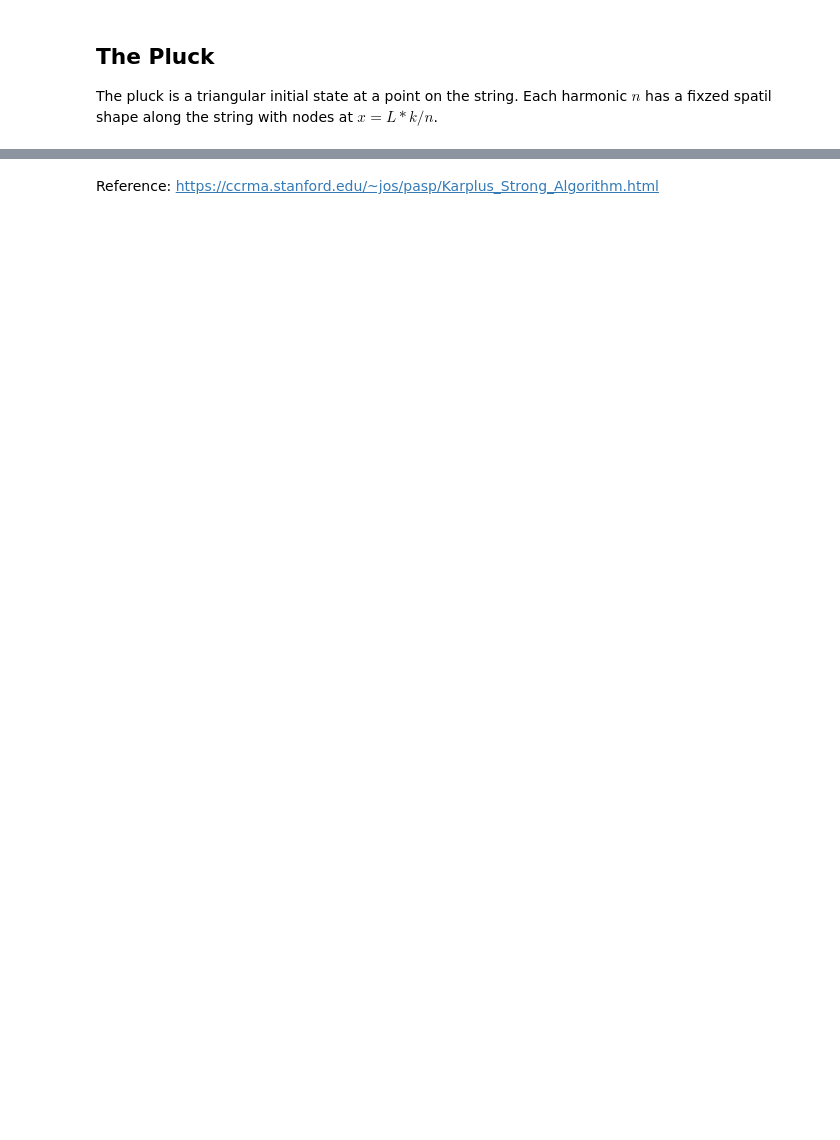
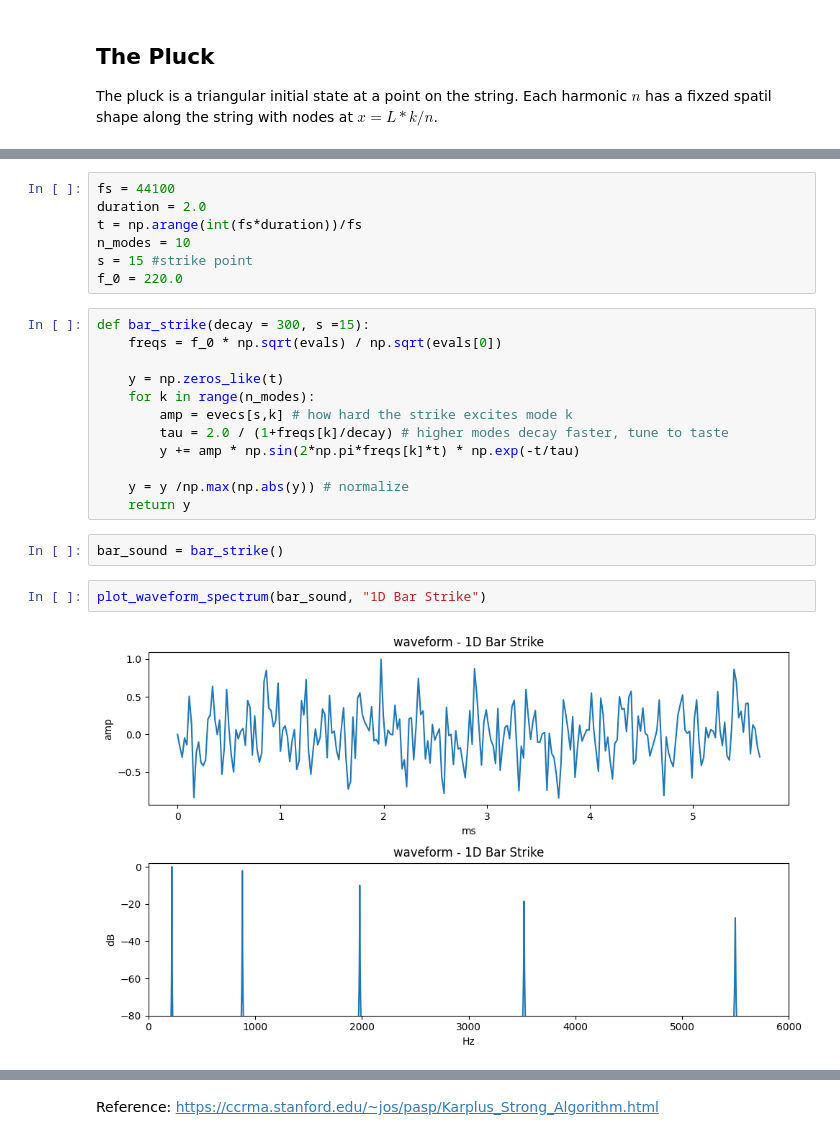
Before and after one commit to MementolanAngwitch/RealSound, a Jupyter notebook: guitar.ipynb, the cells around one changed output, grey strips where cells are left out. Cells and saved outputs as stored; diff of their text form; blank space fills up the shorter version.

```diff
--- a/guitar.ipynb
+++ b/guitar.ipynb
@@ -71,0 +152,25 @@ for i in range(int(fs * duration)):
+# %%
+fs = 44100
+duration = 2.0
+t = np.arange(int(fs*duration))/fs
+n_modes = 10
+s = 15 #strike point
+f_0 = 220.0
+# %%
+def bar_strike(decay = 300, s =15):
+    freqs = f_0 * np.sqrt(evals) / np.sqrt(evals[0])
+
+    y = np.zeros_like(t)
+    for k in range(n_modes):
+        amp = evecs[s,k] # how hard the strike excites mode k
+        tau = 2.0 / (1+freqs[k]/decay) # higher modes decay faster, tune to taste
+        y += amp * np.sin(2*np.pi*freqs[k]*t) * np.exp(-t/tau)
+
+    y = y /np.max(np.abs(y)) # normalize
+    return y
+# %%
+bar_sound = bar_strike()
+# %%
+plot_waveform_spectrum(bar_sound, "1D Bar Strike")
+# %% [output]
+[figure, added]
```
Also changed, not shown: parts of 29 cells of this notebook.
